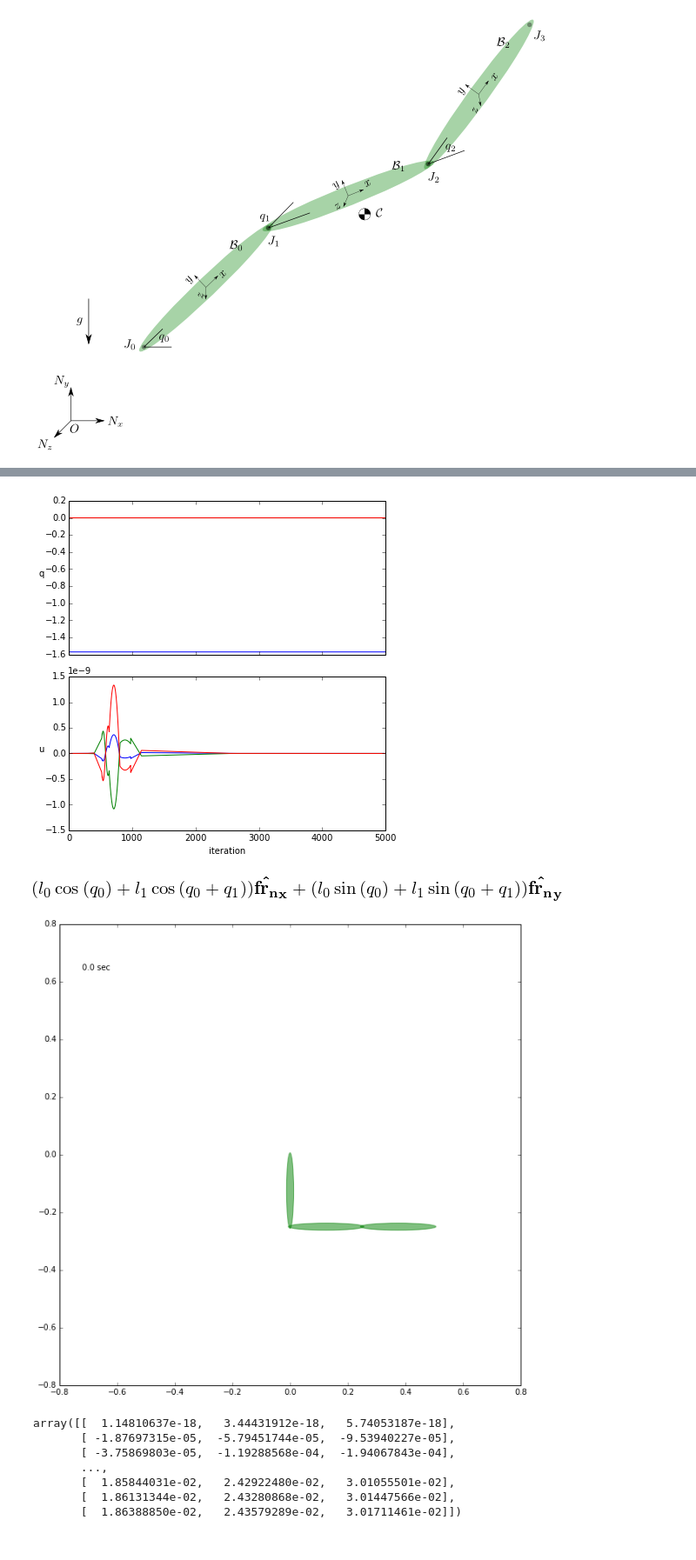
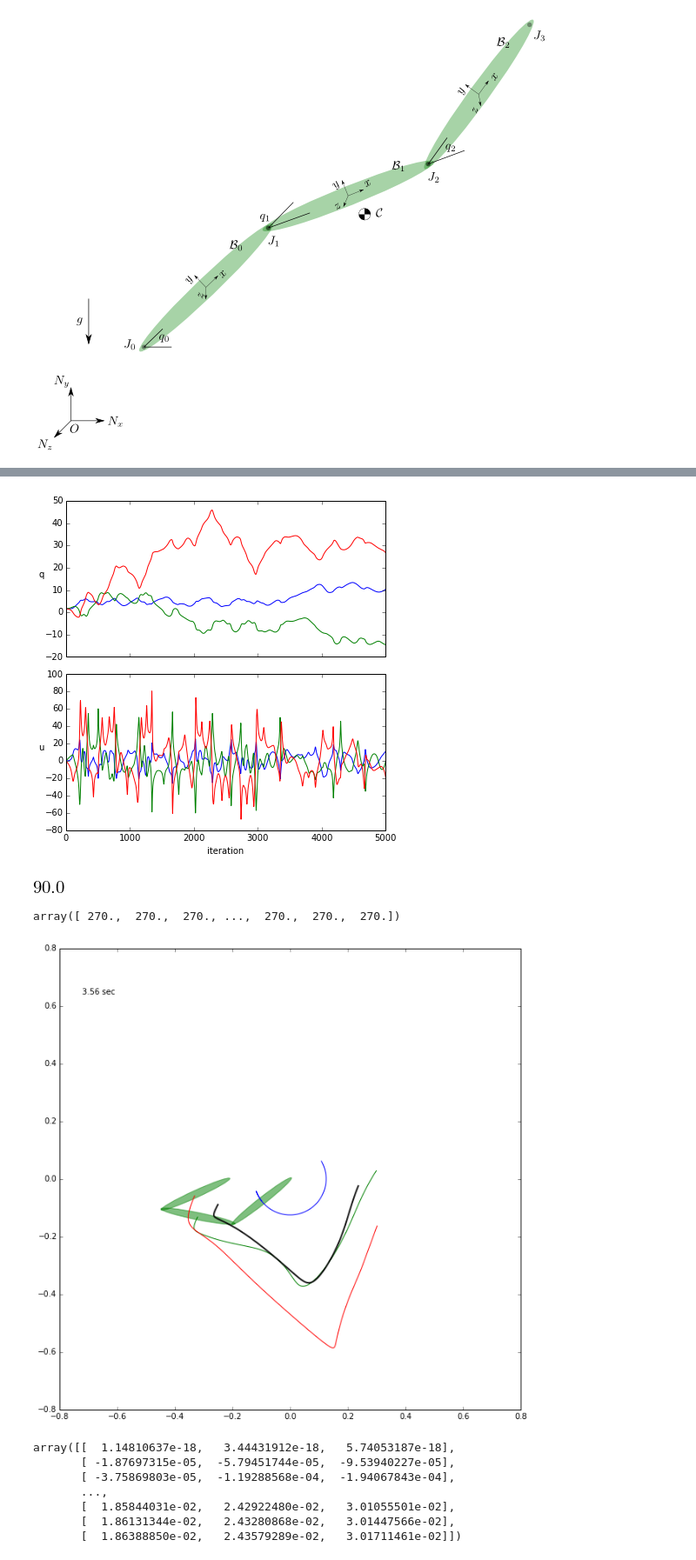
Before and after one commit to isaacyeaton/snaketurn, a Jupyter notebook: 3 link snake - fixed head.ipynb, the cells around one changed output, grey strips where cells are left out. Shown at 87% size. Drawn from its saved outputs; the diff is of its cells as text; code cells hidden in the pictures.

Commit message:
Fixed the visualization using ellipses so angles should be right. Experimented with specifying the internal angles, but no luck yet not making that blow up.

```diff
--- a/3 link snake - fixed head.ipynb
+++ b/3 link snake - fixed head.ipynb
@@ -190,24 +199,33 @@ def rhs(x, t, args):
     return dx
 
 def rhs_partial(x, t, args):
+
+    #x[1] = np.interp(t, ts, theta1)
+    #x[2] = np.interp(t, ts, theta2)
+
     dx = np.array(solve(mfunc(*x), ffunc(*x))).flatten()
     return dx
 
 # initial conditions
-qstart = (np.pi / 4, np.pi / 4, np.pi / 4)
+qstart = (np.pi / 2, np.pi / 2, np.pi / 2)
 ustart = (0, 0, 0)  # (0.5, 0.5, 0.5)
-ustart = (0, -1.5, 1.5)
+#ustart = (0, -1.5, 1.5)
 
 # stable ICs
-qstart = (-np.pi / 2, 0, 0)
-ustart = (0, 0, 0)
+# qstart = (-np.pi / 2, 0, 0)
+# ustart = (0, 0, 0)
+
+ts, dt = linspace(0, 10, 5001, retstep=True)
+
+# theta1 = np.cos(ts)
+# theta2 = np.cos(ts + np.pi/8)
+# qstart = (np.pi / 4, theta1[0], theta2[0])
 
 x0 = np.hstack((qstart, ustart))
-t = linspace(0, 10, 5001)
 # %%
 # numerically integrate
 now = time.time()
-y1 = odeint(rhs_partial, x0, t, args=(None,), full_output=False)
+y1 = odeint(rhs_partial, x0, ts, args=(None,), full_output=False)
 y1 = y1.T
 print('Elapsed time: {0:.2f} sec'.format(time.time() - now))
 # %% [output]
@@ -248,4 +272,4 @@ fig.tight_layout()
 
 #display(fig)
 # %% [output]
-[figure, old version]
+[figure, new version]
@@ -268,7 +284,7 @@ def plot_chain(ii=0, hst=100):
 
     fig.tight_layout()
 
-    time_text = ax.text(0.05, 0.9, '{0:.3} sec'.format(t[ii]), transform=ax.transAxes)
+    time_text = ax.text(0.05, 0.9, '{0:.3} sec'.format(ts[ii]), transform=ax.transAxes)
 
     ellipse_params = dict(alpha=.5, edgecolor='None', color='green')
     e0 = Ellipse(xy=c0[ii], width=ws, height=1.05 * ls, angle=dg0[ii] - 90, **ellipse_params)
@@ -289,37 +305,51 @@ def plot_chain(ii=0, hst=100):
     ax.plot(c1[st:ii, 0], c1[st:ii, 1], 'g')
     ax.plot(c2[st:ii, 0], c2[st:ii, 1], 'r')
 
-    ax.plot(com[st:ii, 0], com[st:ii, 1], 'k-', lw=2, alpha=.6)
+    ax.plot(com[st:ii, 0], com[st:ii, 1], 'k-', lw=2, alpha=.9)
-# %%
-jt2.pos_from(jt0).express(frN).simplify()#.subs({'q0': th0,
-#                                                 'q1': th1,
-#                                                 'l0': ls,
-#                                                 'l1': ls})
-# %% [output]
-[figure, removed]
+# %%
+np.rad2deg(th0[0])
+# %% [output]
+[figure, added]
+# %%
+dg2
+# %% [output]
+array([ 270.,  270.,  270., ...,  270.,  270.,  270.])
 # %%
 # organize the data
 th0, th1, th2 = y1[:3]
+th1 = th1 + th0
+th2 = th2 + th1
+
 dg0, dg1, dg2 = np.rad2deg(y1[:3])
+dg1 = dg1 + dg0
+dg2 = dg2 + dg1
 
 j0 = np.c_[0, 0]
 j1 = j0 + np.c_[ls   * np.cos(th0), ls   * np.sin(th0)]
 j2 = j1 + np.c_[ls   * np.cos(th1), ls   * np.sin(th1)]
 j3 = j2 + np.c_[ls   * np.cos(th2), ls   * np.sin(th2)]
 c0 = j0 + np.c_[ls/2 * np.cos(th0), ls/2 * np.sin(th0)]
 c1 = j1 + np.c_[ls/2 * np.cos(th1), ls/2 * np.sin(th1)]
 c2 = j2 + np.c_[ls/2 * np.cos(th2), ls/2 * np.sin(th2)]
 
+# j0 = np.c_[0, 0]
+# j1 = j0 + np.c_[ls   * np.cos(th0), ls   * np.sin(th0)]
+# j2 = j1 + np.c_[ls   * np.cos(th0 + th1), ls   * np.sin(th0 + th1)]
+# j3 = j2 + np.c_[ls   * np.cos(th0 + th1 + th2), ls   * np.sin(th0 + th1 + th2)]
+# c0 = j0 + np.c_[ls/2 * np.cos(th0), ls/2 * np.sin(th0)]
+# c1 = j1 + np.c_[ls/2 * np.cos(th0 + th1), ls/2 * np.sin(th0 + th1)]
+# c2 = j2 + np.c_[ls/2 * np.cos(th0 + th1 + th2), ls/2 * np.sin(th0 + th1 + th2)]
+
 # center of mass
 mms = np.array([ms, ms, ms])
 cx = np.c_[c0[:, 0], c1[:, 0], c2[:, 0]]
 cy = np.c_[c0[:, 1], c1[:, 1], c2[:, 1]]
 com = np.c_[(cx * mms).sum(axis=1), (cy * mms).sum(axis=1)] / mms.sum()
 
 # make it interactive!
 interactive(plot_chain, ii=(0, len(y1.T)-1), hst=(0, 200, 10))
 # %% [output]
-[figure, old version]
+[figure, new version]
 # %%
 plot_chain(100)
 # %%
```
Also changed, not shown: parts of 10 cells of this notebook.
